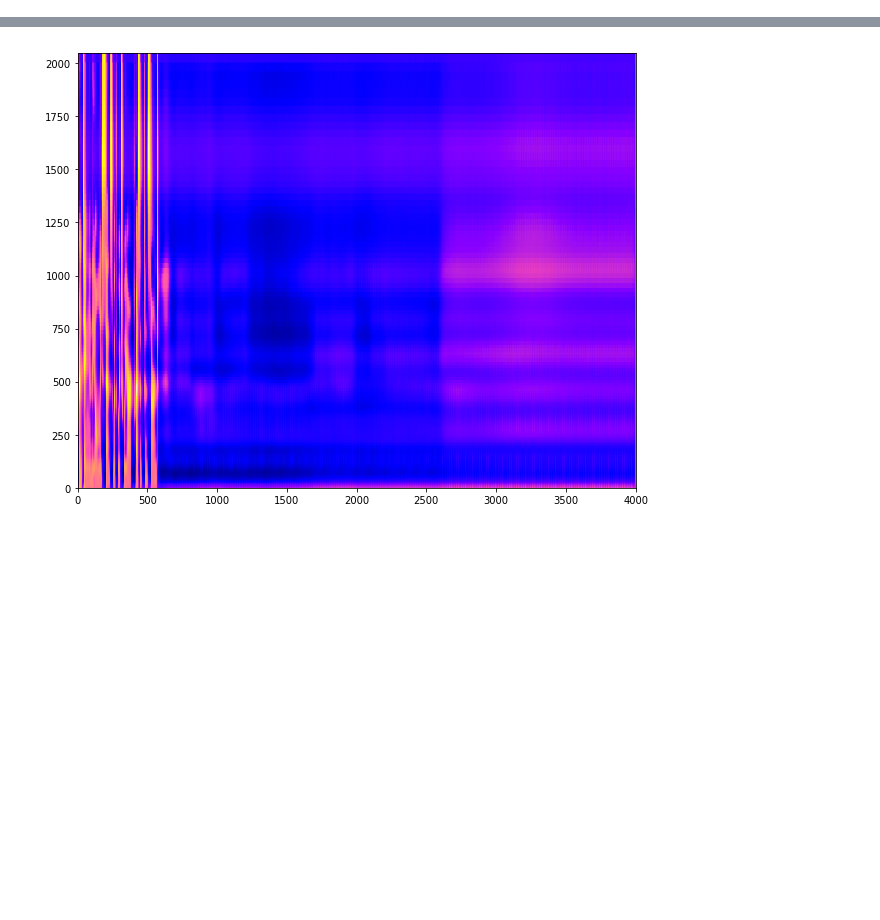
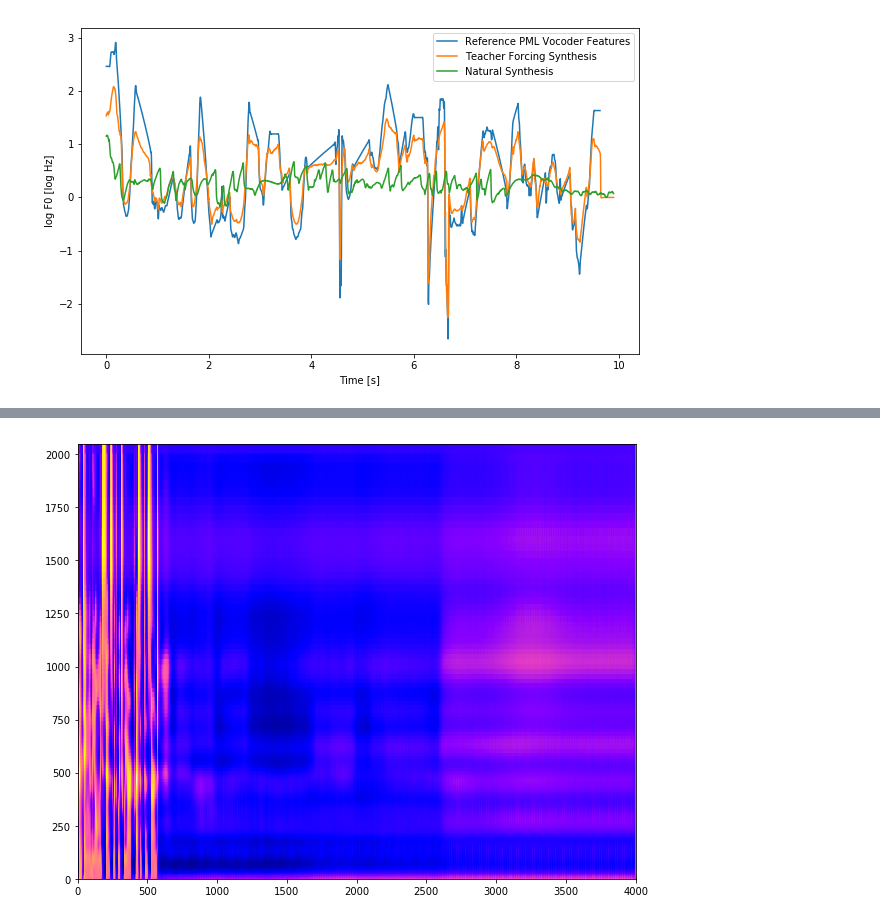
Before and after one commit to qingyundou/tacotron_qdou, a Jupyter notebook: notebooks/InvTrajectories.ipynb, the cells around one changed output, grey strips where cells are left out. Drawn from its saved outputs; the diff is of its cells as text; code cells hidden in the pictures; blank space fills up the shorter version.

```diff
--- a/notebooks/InvTrajectories.ipynb
+++ b/notebooks/InvTrajectories.ipynb
@@ -11,0 +113,8 @@ pml_feat_eal = np.load('/home/josh/tacotron/tacotron_output/eal/pml-ljspeech-000
+# %%
+hparams.parse('sample_rate=16000,frame_length_ms=20,frame_shift_ms=5,pml_dimension=163,spec_type=fwbnd')
+pml_synth.load('/media/josh/Store/remote-logs/163-pmlx-lj-150k/model.ckpt-112000', hparams, model_name='tacotron_pml_x_locsens',
+               locked_alignments=locked_alignments)
+pml_feat_eal = pml_synth.synthesize([fixed_sentence])[0]
+align_synth.load('/media/josh/Store/remote-logs/163-pmlx-lj-150k/model.ckpt-112000', hparams, model_name='tacotron_pml_x_locsens',
+                 locked_alignments=locked_alignments)
+eal_align = align_synth.synthesize([fixed_sentence])
@@ -11,0 +139,7 @@ pml_feat_eal = np.load('/home/josh/tacotron/tacotron_output/eal/pml-ljspeech-000
+# %%
+# reset the graph before we do anything
+tf.reset_default_graph()
+pml_synth.load('/media/josh/Store/remote-logs/163-pmlx-lj-150k/model.ckpt-112000', hparams, model_name='tacotron_pml_x_locsens')
+pml_feat_natural = pml_synth.synthesize([fixed_sentence])[0]
+align_synth.load('/media/josh/Store/remote-logs/163-pmlx-lj-150k/model.ckpt-112000', hparams, model_name='tacotron_pml_x_locsens')
+natural_align = align_synth.synthesize([fixed_sentence])
@@ -11,0 +191,14 @@ pml_feat_eal = np.load('/home/josh/tacotron/tacotron_output/eal/pml-ljspeech-000
+# %%
+plt.figure(figsize=FIGSIZE)
+plt.plot(ref_time_steps, ref_log_f0)
+plt.plot(time_steps, gta_log_f0)
+plt.plot(time_steps, natural_log_f0)
+# plt.plot(time_steps, eal_log_f0)
+plt.legend(['Reference PML Vocoder Features', 'Teacher Forcing Synthesis', 'Natural Synthesis'])
+plt.xlabel('Time [s]')
+plt.ylabel('log F0 [log Hz]')
+# plt.xlim(5.5, 6)
+plt.savefig('./InvTrajectories/FullNatural.png', dpi=600)
+plt.show()
+# %% [output]
+[figure, added]
```
Also changed, not shown: parts of 35 cells of this notebook, 34 other files.
